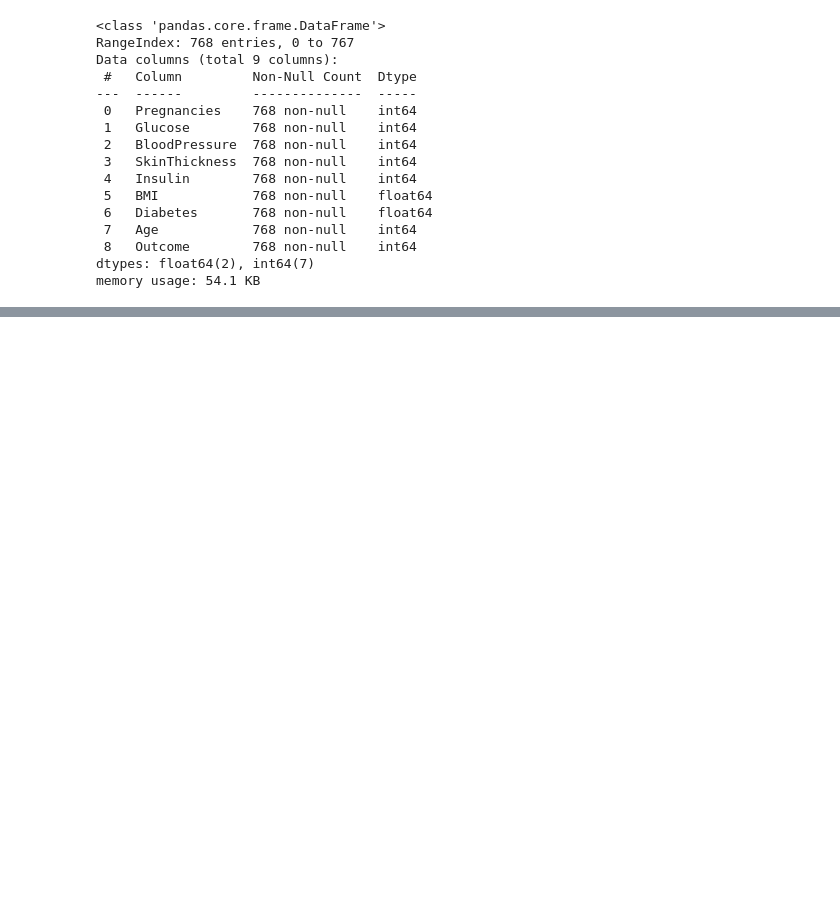
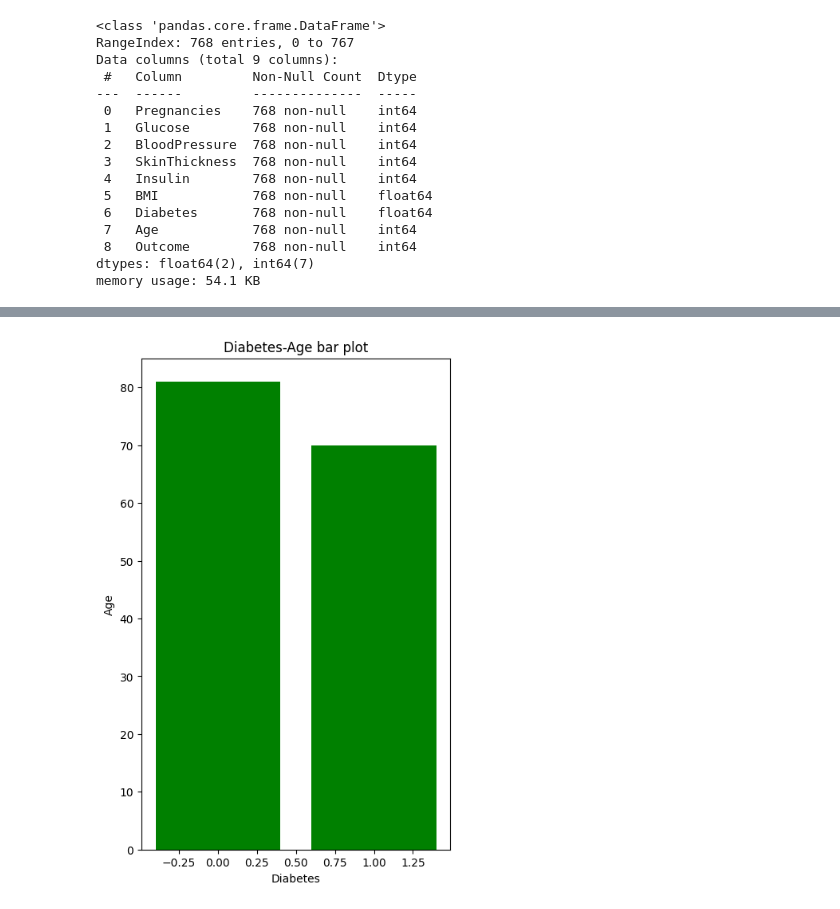
Before and after one commit to LANSPRESADO123/Artificial-Intelligence, a Jupyter notebook: Deep Learning/ann.ipynb, the cells around one changed output, grey strips where cells are left out. Cells and saved outputs as stored; diff of their text form; code cells hidden in the pictures; blank space fills up the shorter version.

```diff
--- a/Deep Learning/ann.ipynb
+++ b/Deep Learning/ann.ipynb
@@ -71,0 +115,9 @@ memory usage: 54.1 KB
+# %%
+plt.subplots(figsize=(5,8))
+plt.bar(pima.Outcome,pima.Age,color="g")
+plt.xlabel("Diabetes")
+plt.ylabel("Age")
+plt.title("Diabetes-Age bar plot")
+plt.show()
+# %% [output]
+[figure, added]
```
Also changed, not shown: parts of 19 cells of this notebook, 22 other files.
